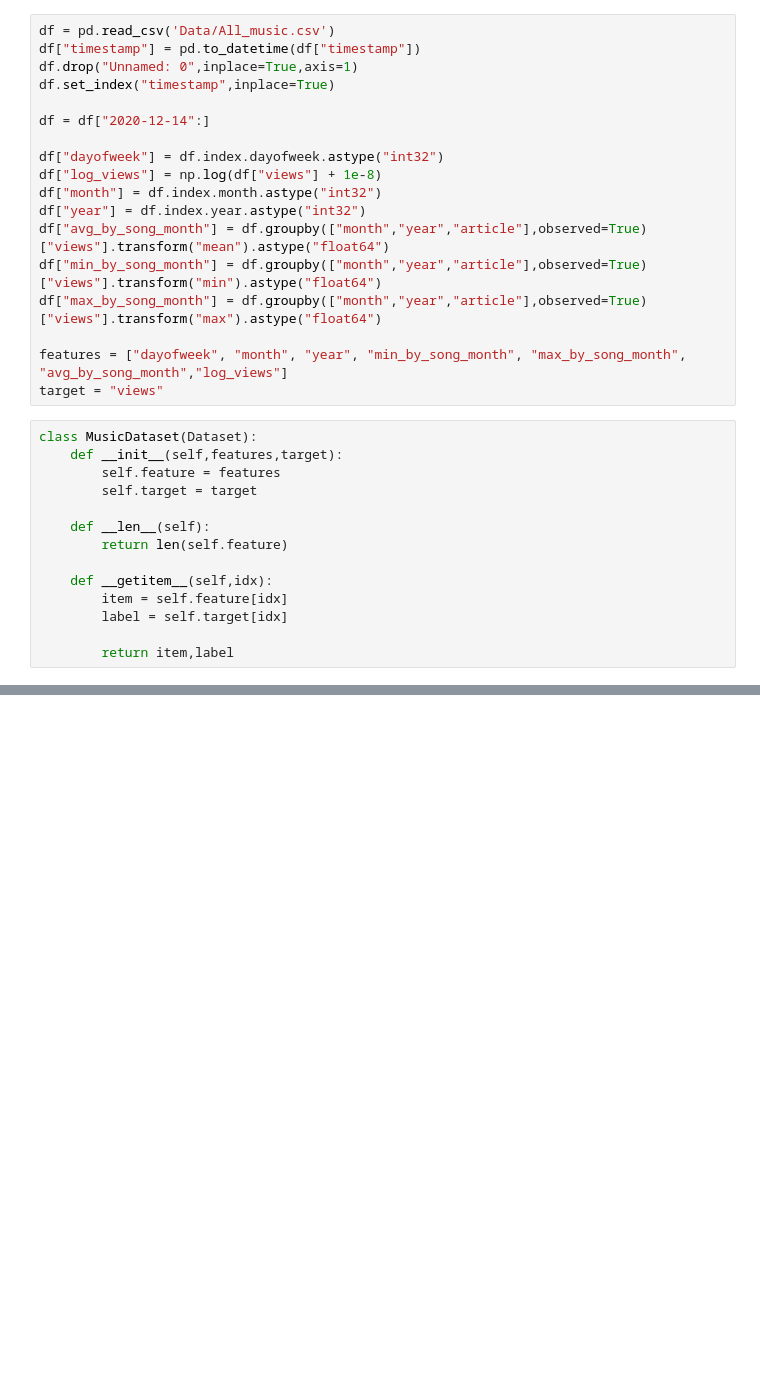
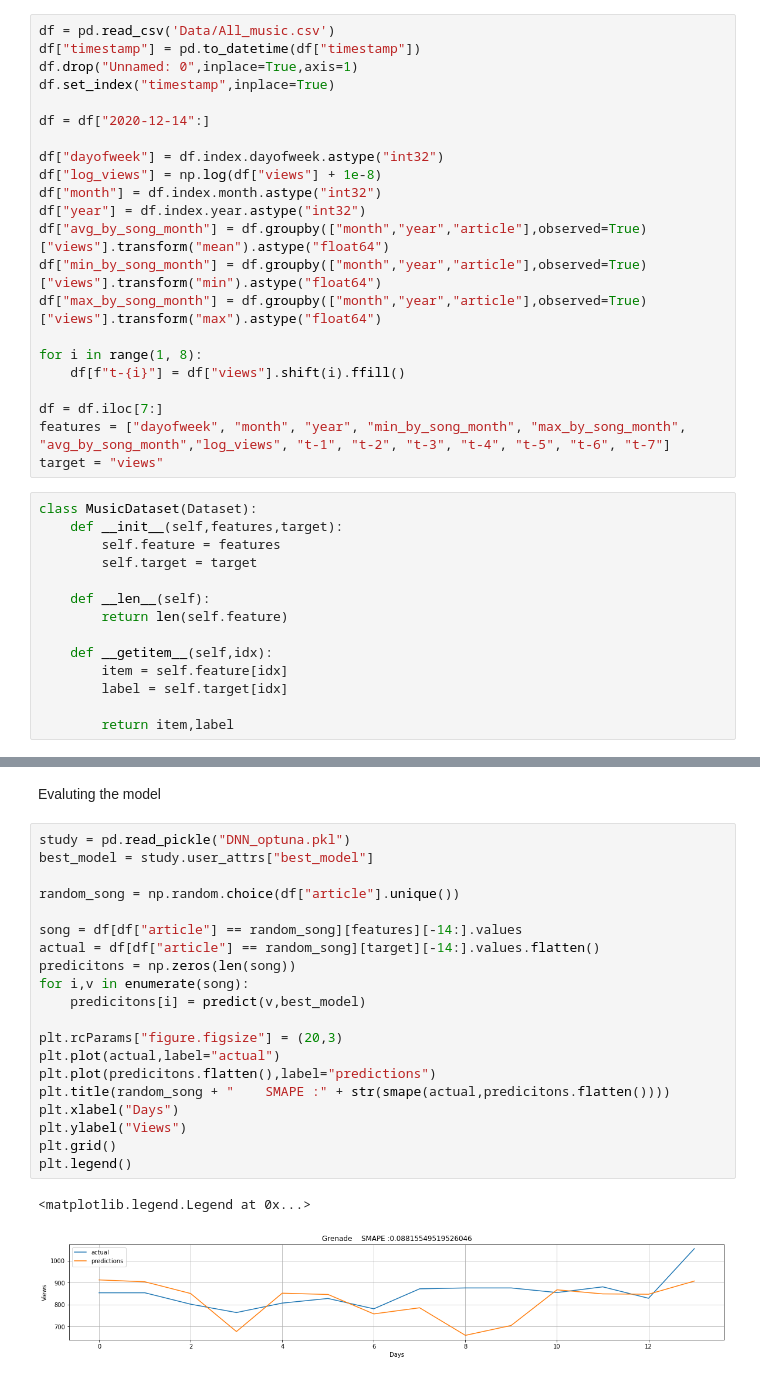
Before and after one commit to MohammadSakhnini/PageView_Prediction, a Jupyter notebook: DNN.ipynb, the cells around one changed output, grey strips where cells are left out. Cells and saved outputs as stored; diff of their text form; blank space fills up the shorter version.

```diff
--- a/DNN.ipynb
+++ b/DNN.ipynb
@@ -23,7 +27,11 @@ df["avg_by_song_month"] = df.groupby(["month","year","article"],observed=True)["
 df["min_by_song_month"] = df.groupby(["month","year","article"],observed=True)["views"].transform("min").astype("float64")
 df["max_by_song_month"] = df.groupby(["month","year","article"],observed=True)["views"].transform("max").astype("float64")
 
-features = ["dayofweek", "month", "year", "min_by_song_month", "max_by_song_month", "avg_by_song_month","log_views"]
+for i in range(1, 8):
+    df[f"t-{i}"] = df["views"].shift(i).ffill()
+
+df = df.iloc[7:]
+features = ["dayofweek", "month", "year", "min_by_song_month", "max_by_song_month", "avg_by_song_month","log_views", "t-1", "t-2", "t-3", "t-4", "t-5", "t-6", "t-7"]
 target = "views"
 # %%
 class MusicDataset(Dataset):
@@ -180,0 +302,25 @@ KeyboardInterrupt:
+# %% [markdown]
+Evaluting the model
+# %%
+study = pd.read_pickle("DNN_optuna.pkl")
+best_model = study.user_attrs["best_model"]
+
+random_song = np.random.choice(df["article"].unique())
+
+song = df[df["article"] == random_song][features][-14:].values
+actual = df[df["article"] == random_song][target][-14:].values.flatten()
+predicitons = np.zeros(len(song))
+for i,v in enumerate(song):
+    predicitons[i] = predict(v,best_model)
+
+plt.rcParams["figure.figsize"] = (20,3)
+plt.plot(actual,label="actual")
+plt.plot(predicitons.flatten(),label="predictions")
+plt.title(random_song + "    SMAPE :" + str(smape(actual,predicitons.flatten())))
+plt.xlabel("Days")
+plt.ylabel("Views")
+plt.grid()
+plt.legend()
+# %% [output]
+<matplotlib.legend.Legend at 0x...>
+[figure, added]
```
Also changed, not shown: parts of 12 cells of this notebook, 5 other files.
